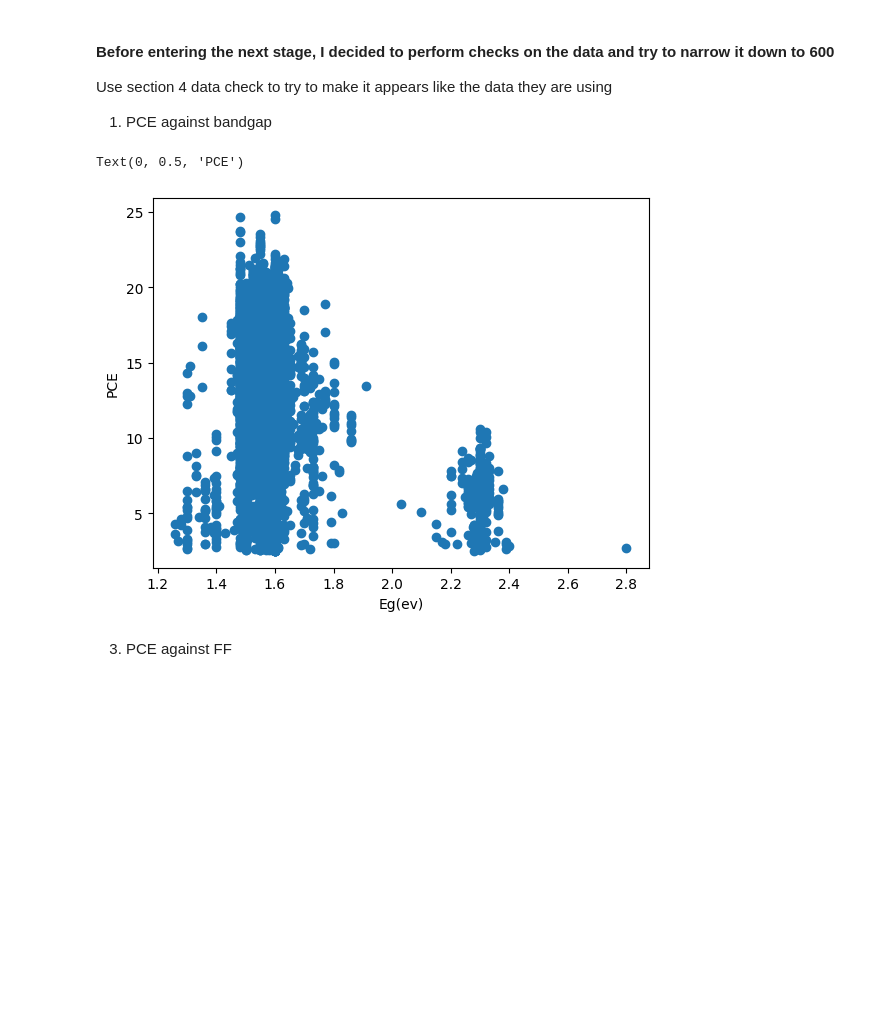
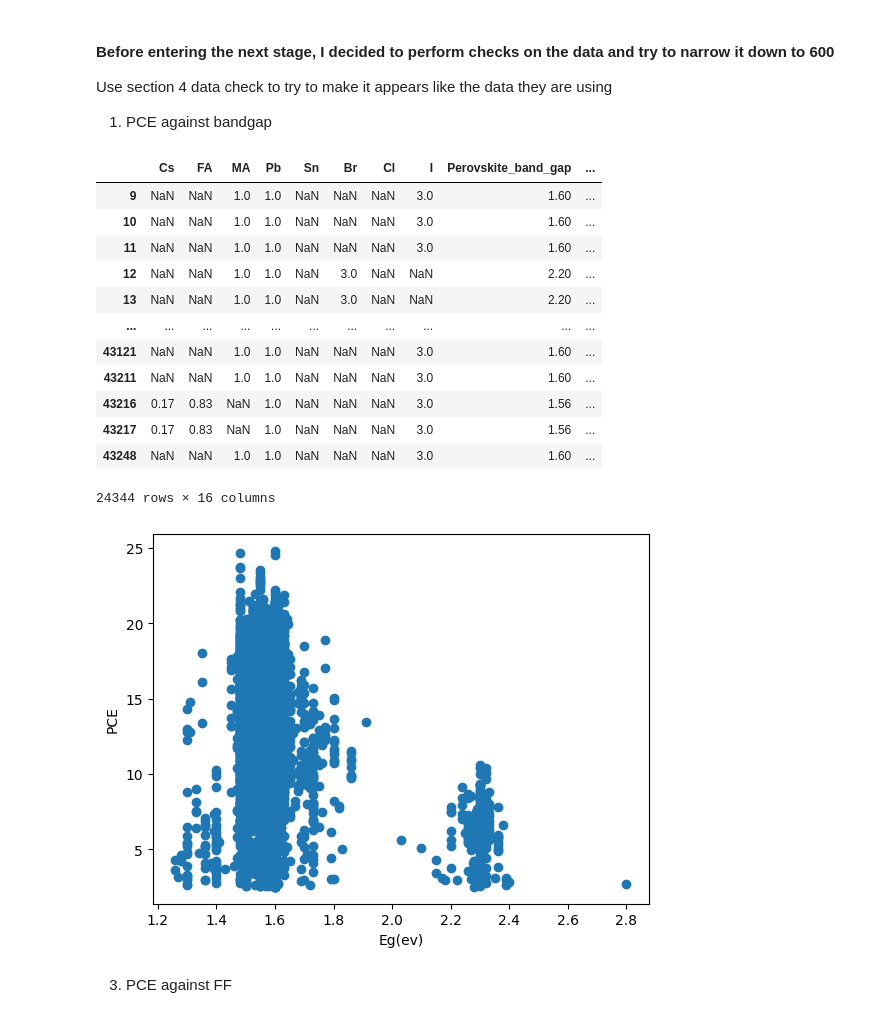
Before and after one commit to drcgreenland/PerovskiteML_project, a Jupyter notebook: replicating.ipynb, the cells around one changed output. Drawn from its saved outputs; the diff is of its cells as text; code cells hidden in the pictures; blank space fills up the shorter version.

```diff
--- a/replicating.ipynb
+++ b/replicating.ipynb
@@ -268,34 +265,47 @@ table_datacheck_MASK = table_datacheck.copy()
 table_datacheck_MASK[nan_mask] = 0
 
 # columnName = {'Cs': 0, 'MA': 0, 'FA': 0, 'Sn': 0, 'Pb': 0, 'Br': 0, 'Cl': 0, 'I': 0}
 # table_datacheck.fillna(value=columnName, inplace=True)
 
 # df2 = pd.DataFrame(np.zeros((table_datacheck.index[-1] + 1, len(columnName))), columns=columnName)
 # table_datacheck.fillna(df2, inplace=True)
 # Way bad idea
 
 #filter out all that does not add up to 1
 mask1 = (table_datacheck_MASK['Cs'] + table_datacheck_MASK['FA'] + table_datacheck_MASK["MA"]) == 1                                   # Filter the DataFrame to keep only rows where the sum is equal to a certian number
 mask2 = (table_datacheck_MASK['Sn'] + table_datacheck_MASK['Pb']) == 1
 mask3 = (table_datacheck_MASK['Br'] + table_datacheck_MASK['Cl'] + table_datacheck_MASK['I']) == 3
 mask = mask1 & mask2 & mask3
 
 del table_datacheck_MASK
 
 # print(table_datacheck.shape)
 
 table_datacheck = table_datacheck[mask]
 
 x = table_datacheck["Perovskite_band_gap"]
 y = table_datacheck["JV_default_PCE"]
 
 plt.scatter(x,y)
 plt.xlabel("Eg(ev)")
 plt.ylabel("PCE")
 
 # print(table_datacheck.shape)
+table_datacheck
 # %% [output]
+|  | Cs | FA | MA | Pb | Sn | Br | Cl | I | Perovskite_band_gap | ... |
+| 9 | NaN | NaN | 1.0 | 1.0 | NaN | NaN | NaN | 3.0 | 1.60 | ... |
+| 10 | NaN | NaN | 1.0 | 1.0 | NaN | NaN | NaN | 3.0 | 1.60 | ... |
+| 11 | NaN | NaN | 1.0 | 1.0 | NaN | NaN | NaN | 3.0 | 1.60 | ... |
+| 12 | NaN | NaN | 1.0 | 1.0 | NaN | 3.0 | NaN | NaN | 2.20 | ... |
+| 13 | NaN | NaN | 1.0 | 1.0 | NaN | 3.0 | NaN | NaN | 2.20 | ... |
+| ... | ... | ... | ... | ... | ... | ... | ... | ... | ... | ... |
+| 43121 | NaN | NaN | 1.0 | 1.0 | NaN | NaN | NaN | 3.0 | 1.60 | ... |
+| 43211 | NaN | NaN | 1.0 | 1.0 | NaN | NaN | NaN | 3.0 | 1.60 | ... |
+| 43216 | 0.17 | 0.83 | NaN | 1.0 | NaN | NaN | NaN | 3.0 | 1.56 | ... |
+| 43217 | 0.17 | 0.83 | NaN | 1.0 | NaN | NaN | NaN | 3.0 | 1.56 | ... |
+| 43248 | NaN | NaN | 1.0 | 1.0 | NaN | NaN | NaN | 3.0 | 1.60 | ... |
-Text(0, 0.5, 'PCE')
+24344 rows × 16 columns
 [figure]
 # %% [markdown]
 3. PCE against FF
```
Also changed, not shown: parts of 21 cells of this notebook.
